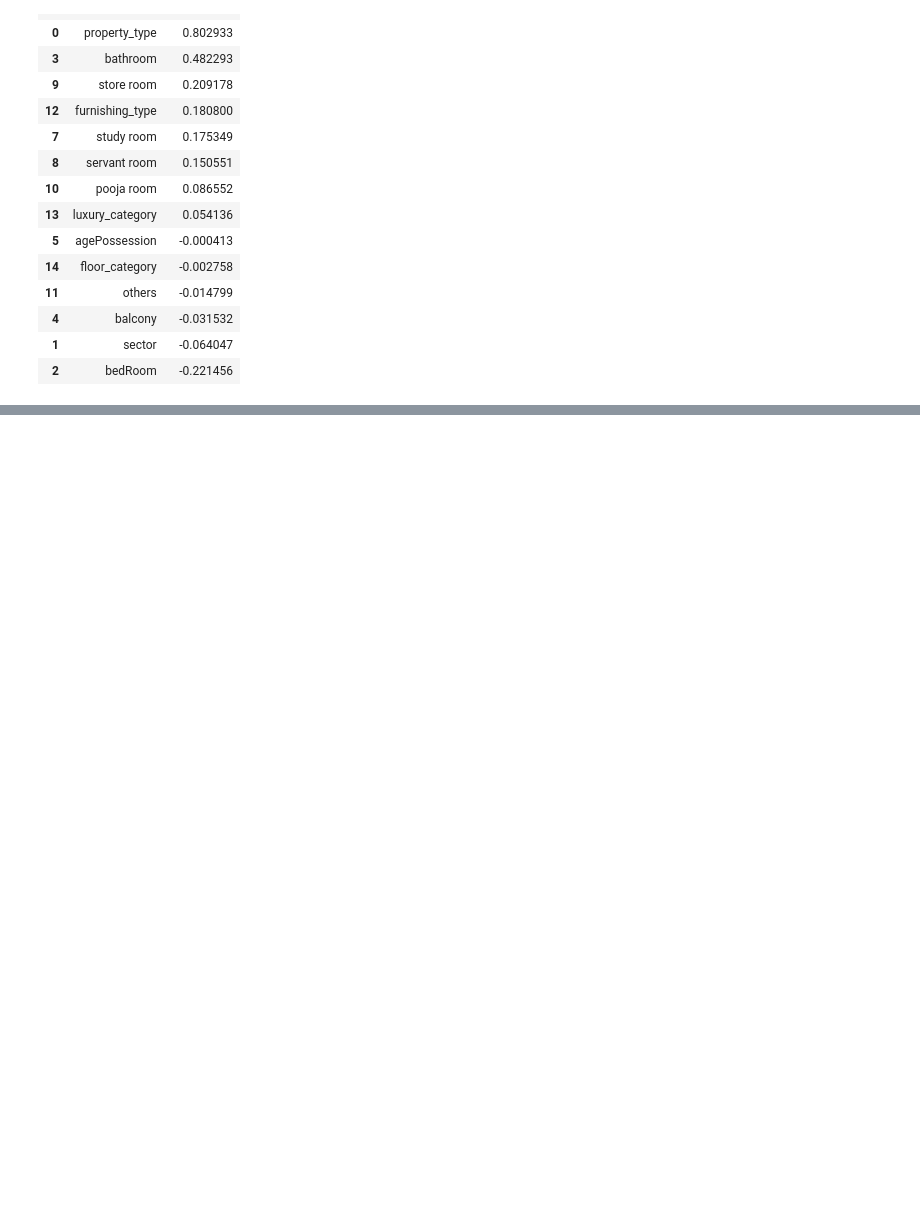
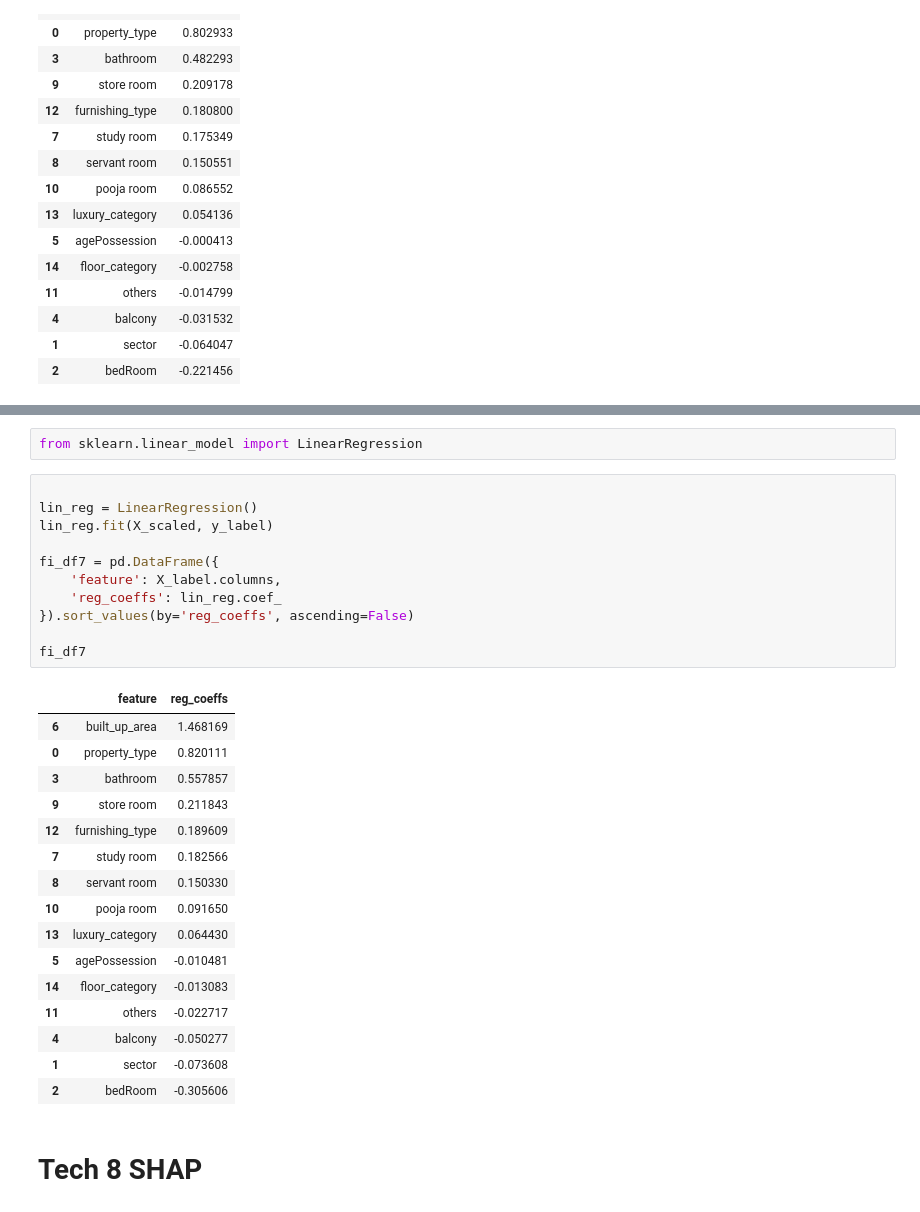
Before and after one commit to garvit1408/NestWise-, a Jupyter notebook: 5 - Feature & Model Selection, productionalization/feature-selection.ipynb, the cells around one changed output, grey strips where cells are left out. Saved outputs shown, nothing was run; the diff lists cells and outputs as text; blank space fills up the shorter version.

Commit message:
remaining tech

```diff
--- a/5 - Feature & Model Selection, productionalization/feature-selection.ipynb
+++ b/5 - Feature & Model Selection, productionalization/feature-selection.ipynb
@@ -389,0 +429,32 @@ fi_df5
+# %%
+from sklearn.linear_model import LinearRegression
+# %%
+
+lin_reg = LinearRegression()
+lin_reg.fit(X_scaled, y_label)
+
+fi_df7 = pd.DataFrame({
+    'feature': X_label.columns,
+    'reg_coeffs': lin_reg.coef_
+}).sort_values(by='reg_coeffs', ascending=False)
+
+fi_df7
+# %% [output]
+|  | feature | reg_coeffs |
+| 6 | built_up_area | 1.468169 |
+| 0 | property_type | 0.820111 |
+| 3 | bathroom | 0.557857 |
+| 9 | store room | 0.211843 |
+| 12 | furnishing_type | 0.189609 |
+| 7 | study room | 0.182566 |
+| 8 | servant room | 0.150330 |
+| 10 | pooja room | 0.091650 |
+| 13 | luxury_category | 0.064430 |
+| 5 | agePossession | -0.010481 |
+| 14 | floor_category | -0.013083 |
+| 11 | others | -0.022717 |
+| 4 | balcony | -0.050277 |
+| 1 | sector | -0.073608 |
+| 2 | bedRoom | -0.305606 |
+# %% [markdown]
+# Tech 8 SHAP
```
Also changed, not shown: parts of 7 cells of this notebook.
